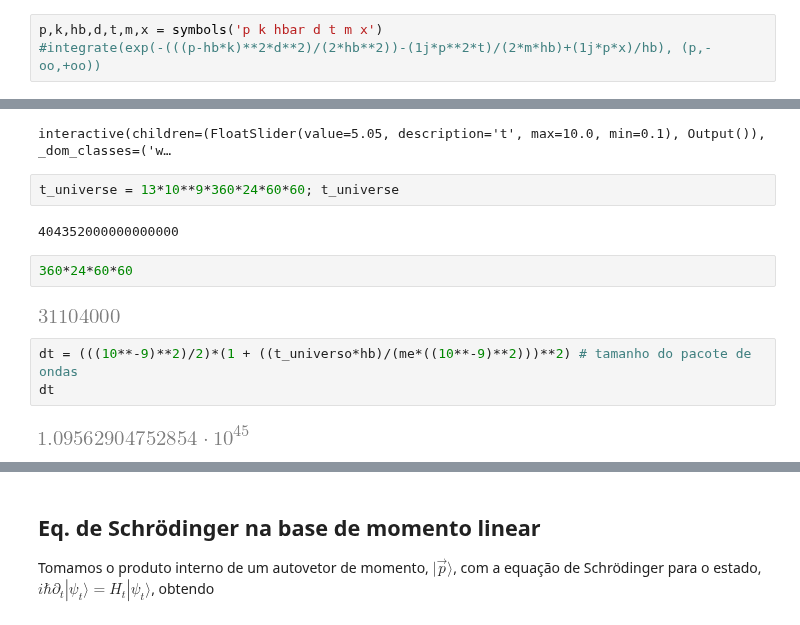
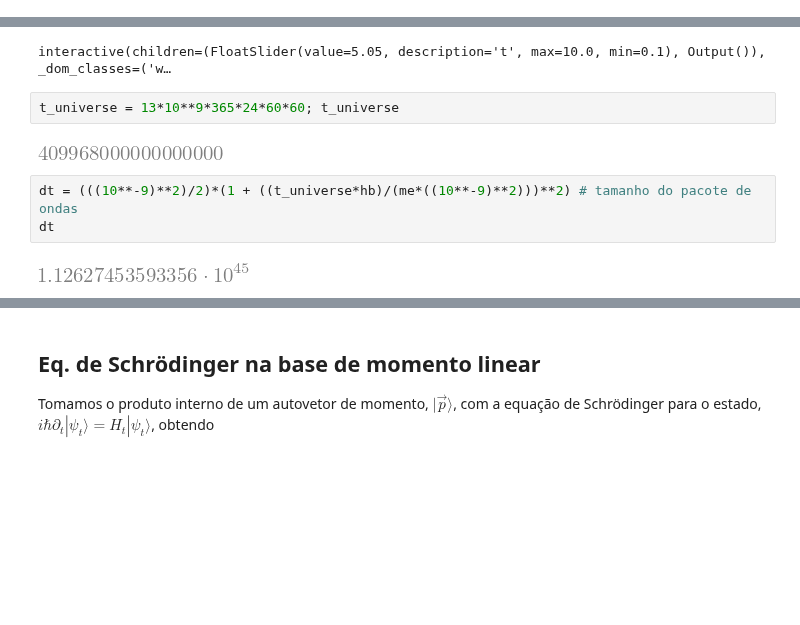
Before and after one commit to jonasmaziero/mecanica_quantica, a Jupyter notebook: 11_posicao_momento_linear.ipynb, the cells around one changed output, grey strips where cells are left out. Saved outputs shown, nothing was run; the diff lists cells and outputs as text; blank space fills up the shorter version.

```diff
--- a/11_posicao_momento_linear.ipynb
+++ b/11_posicao_momento_linear.ipynb
@@ -563,9 +563,6 @@ onde definimos
 $$b := d^2/2\hbar^2 +it/2m\hbar\ \text{e}\ c:= kd^2 /\hbar + ix/\hbar$$
 e fizemos a mudança de variável
 $$y = \sqrt{b}p - c/2\sqrt{b}\ \therefore\ dy = \sqrt{b}dp.$$
-# %%
-p,k,hb,d,t,m,x = symbols('p k hbar d t m x')
-#integrate(exp(-(((p-hb*k)**2*d**2)/(2*hb**2))-(1j*p**2*t)/(2*m*hb)+(1j*p*x)/hb), (p,-oo,+oo))
 # %% [markdown]
 Teremos assim a densidade de probabilidade
 \begin{align}
@@ -594,16 +591,12 @@ interactive(gaussian_free, t = (0.1,10))
 # %% [output]
 interactive(children=(FloatSlider(value=5.05, description='t', max=10.0, min=0.1), Output()), _dom_classes=('w…
 # %%
-t_universe = 13*10**9*360*24*60*60; t_universe
+t_universe = 13*10**9*365*24*60*60; t_universe
 # %% [output]
-404352000000000000
+[figure, added]
-# %%
-360*24*60*60
-# %% [output]
-[figure, removed]
 # %%
-dt = (((10**-9)**2)/2)*(1 + ((t_universo*hb)/(me*((10**-9)**2)))**2) # tamanho do pacote de ondas
+dt = (((10**-9)**2)/2)*(1 + ((t_universe*hb)/(me*((10**-9)**2)))**2) # tamanho do pacote de ondas
 dt
 # %% [output]
-[figure, old version]
+[figure, new version]
 # %%
```
Also changed, not shown: parts of 4 cells of this notebook, 5 other files.
